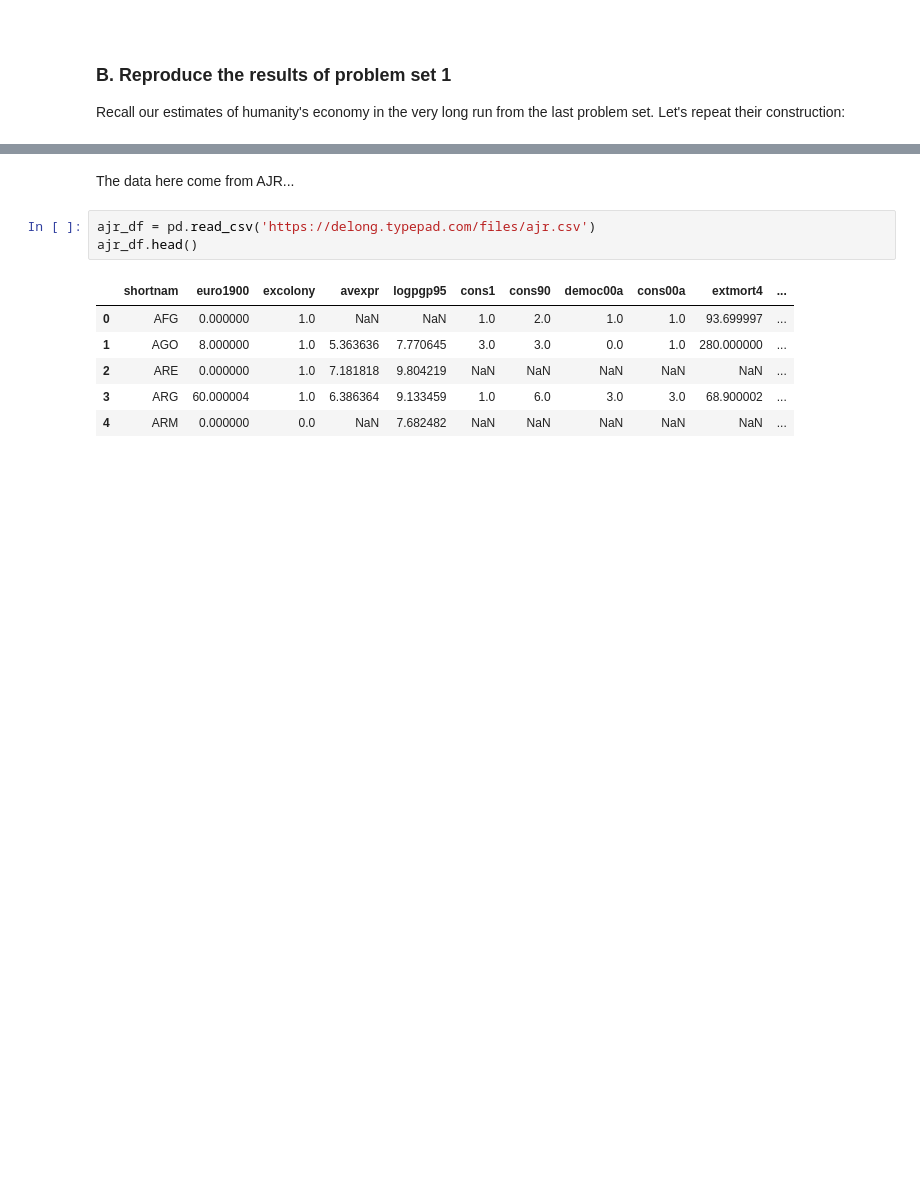
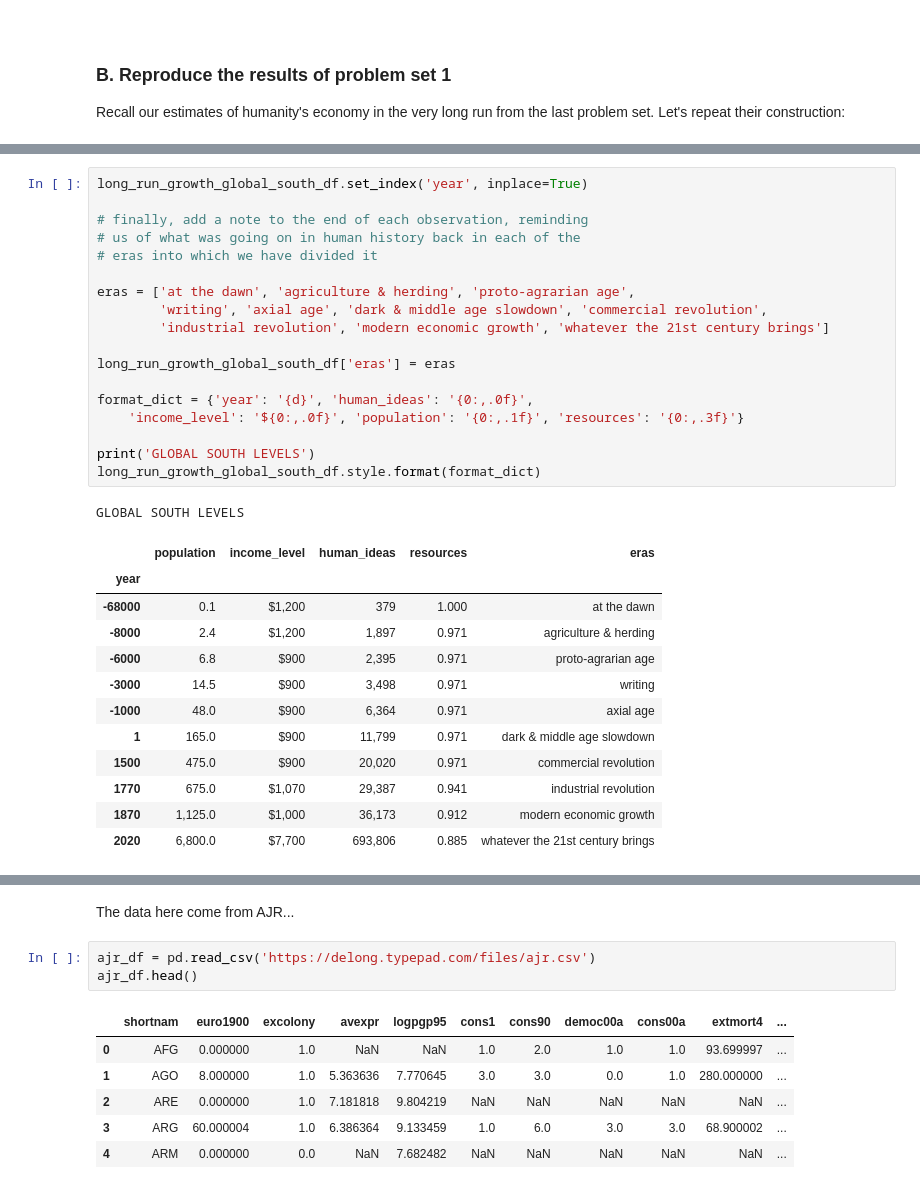
Before and after one commit to braddelong/econ-115-f-2020-assignments, a Jupyter notebook: ps03.ipynb, the cells around one changed output, grey strips where cells are left out. Cells and saved outputs as stored; diff of their text form; blank space fills up the shorter version.

```diff
--- a/ps03.ipynb
+++ b/ps03.ipynb
@@ -168,0 +313,32 @@ long_run_growth_list_global_south = [
+# %%
+long_run_growth_global_south_df.set_index('year', inplace=True)
+
+# finally, add a note to the end of each observation, reminding
+# us of what was going on in human history back in each of the
+# eras into which we have divided it
+
+eras = ['at the dawn', 'agriculture & herding', 'proto-agrarian age',
+        'writing', 'axial age', 'dark & middle age slowdown', 'commercial revolution',
+        'industrial revolution', 'modern economic growth', 'whatever the 21st century brings']
+
+long_run_growth_global_south_df['eras'] = eras
+
+format_dict = {'year': '{d}', 'human_ideas': '{0:,.0f}',
+    'income_level': '${0:,.0f}', 'population': '{0:,.1f}', 'resources': '{0:,.3f}'}
+
+print('GLOBAL SOUTH LEVELS')
+long_run_growth_global_south_df.style.format(format_dict)
+# %% [output]
+GLOBAL SOUTH LEVELS
+|  | population | income_level | human_ideas | resources | eras |
+| year |  |  |  |  |  |
+| -68000 | 0.1 | $1,200 | 379 | 1.000 | at the dawn |
+| -8000 | 2.4 | $1,200 | 1,897 | 0.971 | agriculture & herding |
+| -6000 | 6.8 | $900 | 2,395 | 0.971 | proto-agrarian age |
+| -3000 | 14.5 | $900 | 3,498 | 0.971 | writing |
+| -1000 | 48.0 | $900 | 6,364 | 0.971 | axial age |
+| 1 | 165.0 | $900 | 11,799 | 0.971 | dark & middle age slowdown |
+| 1500 | 475.0 | $900 | 20,020 | 0.971 | commercial revolution |
+| 1770 | 675.0 | $1,070 | 29,387 | 0.941 | industrial revolution |
+| 1870 | 1,125.0 | $1,000 | 36,173 | 0.912 | modern economic growth |
+| 2020 | 6,800.0 | $7,700 | 693,806 | 0.885 | whatever the 21st century brings |
```
Also changed, not shown: parts of 25 cells of this notebook.
